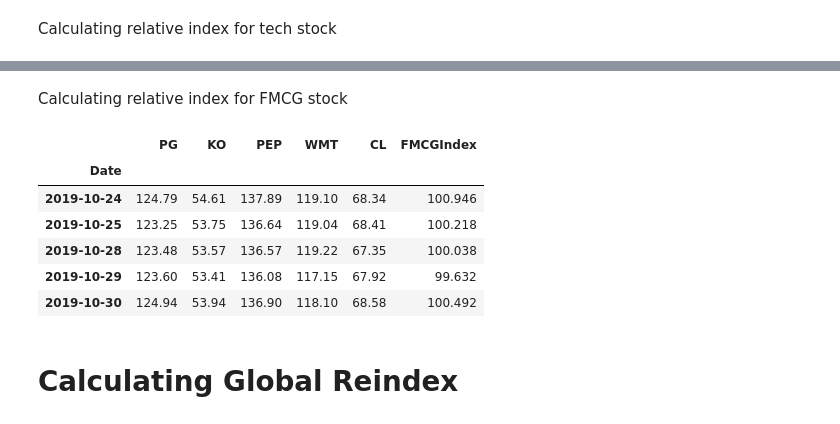
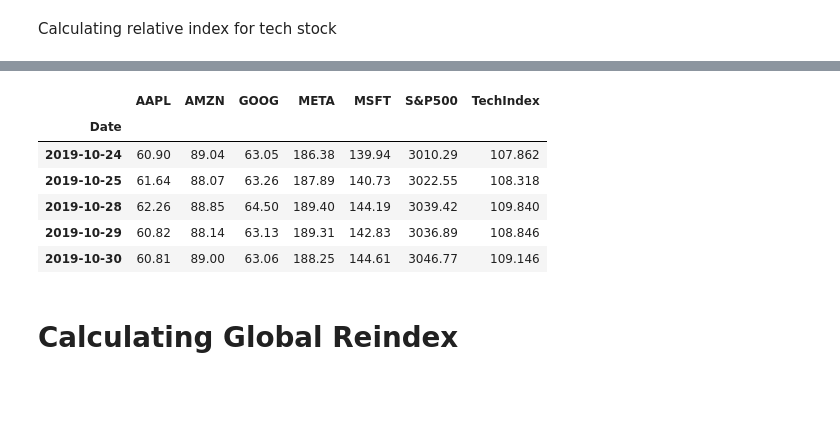
Before and after one commit to RakshandaHedawoo/Beyond-The-Headlines-Exploring-Insights-From-Stocks, a Jupyter notebook: StockBusters_ProjectUpdate.ipynb, the cells around one changed output, grey strips where cells are left out. Drawn from its saved outputs; the diff is of its cells as text; code cells hidden in the pictures; blank space fills up the shorter version.

```diff
--- a/StockBusters_ProjectUpdate.ipynb
+++ b/StockBusters_ProjectUpdate.ipynb
@@ -205,17 +233,14 @@ telecom_stock_df.head()
-# %% [markdown]
-Calculating relative index for FMCG stock
-# %%
-fmcg_stock_df = pd.concat((dataset.PG.Close,dataset.KO.Close,dataset.PEP.Close,dataset.WMT.Close,dataset.CL.Close),join = 'inner',keys=['PG','KO','PEP','WMT','CL'],axis=1)
-fmcg_stock_df['FMCGIndex'] = 0.2*fmcg_stock_df.PG+0.2*fmcg_stock_df.KO+0.2*fmcg_stock_df.PEP+0.2*fmcg_stock_df.WMT+0.2*fmcg_stock_df.CL
-fmcg_stock_df.head()
-# %% [output]
-|  | PG | KO | PEP | WMT | CL | FMCGIndex |
-| Date |  |  |  |  |  |  |
-| 2019-10-24 | 124.79 | 54.61 | 137.89 | 119.10 | 68.34 | 100.946 |
-| 2019-10-25 | 123.25 | 53.75 | 136.64 | 119.04 | 68.41 | 100.218 |
-| 2019-10-28 | 123.48 | 53.57 | 136.57 | 119.22 | 67.35 | 100.038 |
-| 2019-10-29 | 123.60 | 53.41 | 136.08 | 117.15 | 67.92 | 99.632 |
-| 2019-10-30 | 124.94 | 53.94 | 136.90 | 118.10 | 68.58 | 100.492 |
+# %%
+tech_stock_df = get_stock_index(dataset,'Tech')
+tech_stock_df.head()
+# %% [output]
+|  | AAPL | AMZN | GOOG | META | MSFT | S&P500 | TechIndex |
+| Date |  |  |  |  |  |  |  |
+| 2019-10-24 | 60.90 | 89.04 | 63.05 | 186.38 | 139.94 | 3010.29 | 107.862 |
+| 2019-10-25 | 61.64 | 88.07 | 63.26 | 187.89 | 140.73 | 3022.55 | 108.318 |
+| 2019-10-28 | 62.26 | 88.85 | 64.50 | 189.40 | 144.19 | 3039.42 | 109.840 |
+| 2019-10-29 | 60.82 | 88.14 | 63.13 | 189.31 | 142.83 | 3036.89 | 108.846 |
+| 2019-10-30 | 60.81 | 89.00 | 63.06 | 188.25 | 144.61 | 3046.77 | 109.146 |
 # %% [markdown]
 # Calculating Global Reindex
 # %%
```
Also changed, not shown: parts of 61 cells of this notebook.
